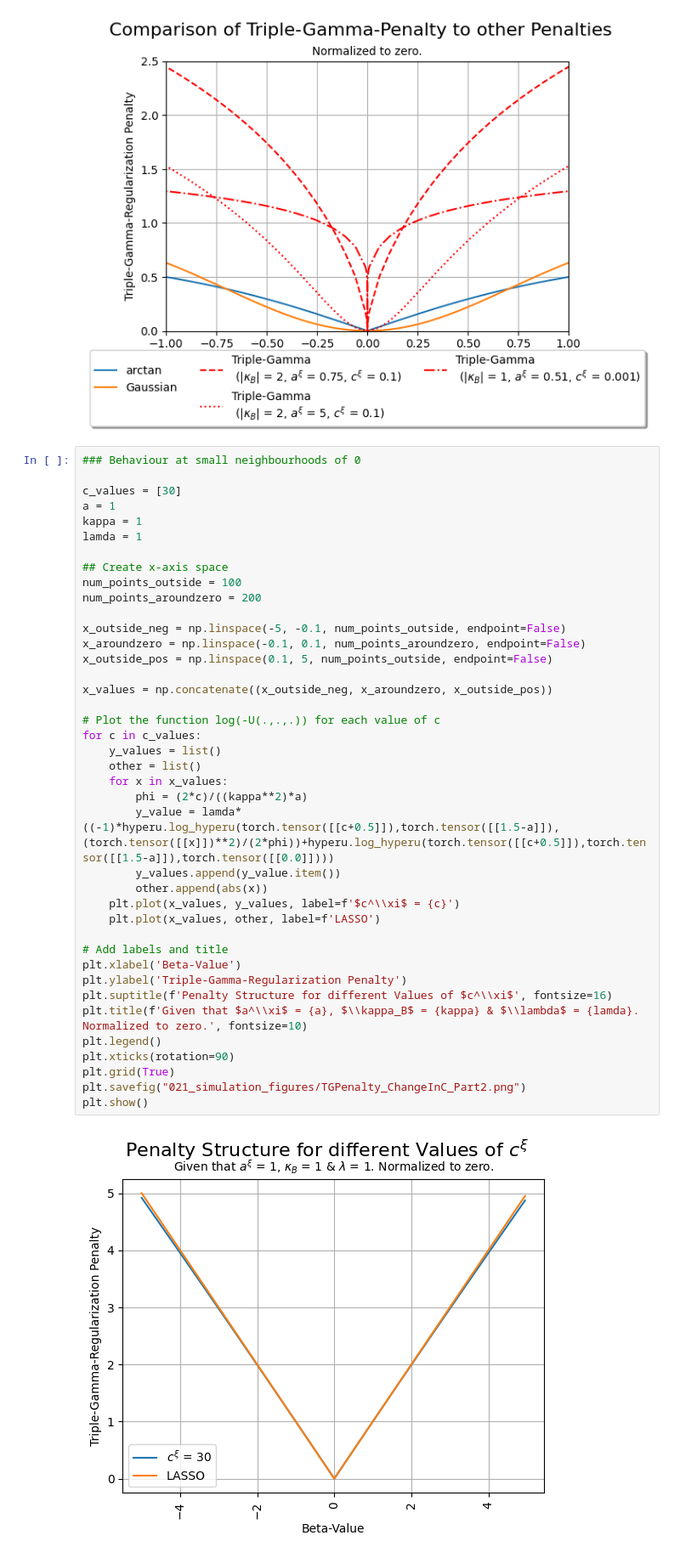
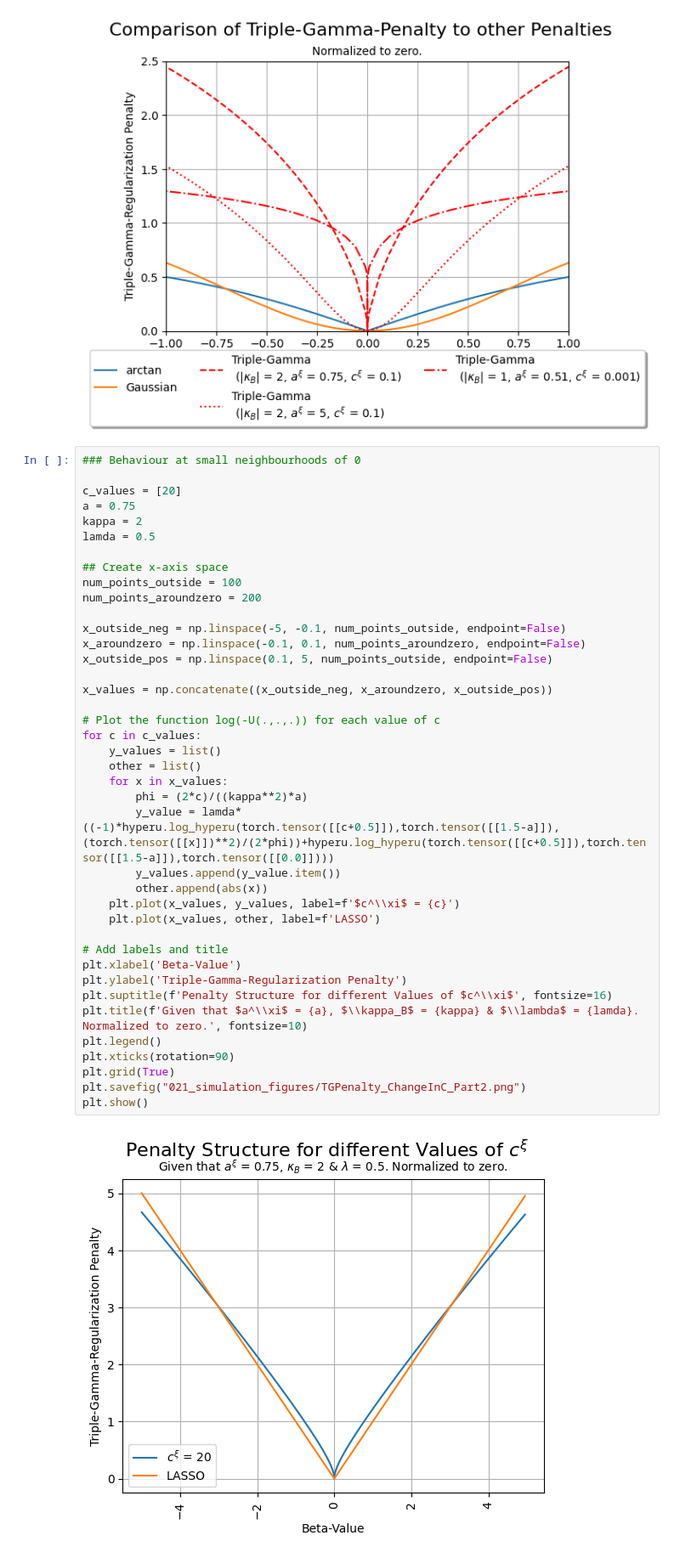
Before and after one commit to therealLucasPaul/MScThesis_Econ, a Jupyter notebook: 02_simulation/descriptive_grahps.ipynb, the cells around one changed output. Shown: that part at 85% size. Saved outputs shown, nothing was run; the diff lists cells and outputs as text.

```diff
--- a/02_simulation/descriptive_grahps.ipynb
+++ b/02_simulation/descriptive_grahps.ipynb
@@ -340,10 +340,10 @@ plt.show()
 # %%
 ### Behaviour at small neighbourhoods of 0
 
-c_values = [30]
-a = 1
-kappa = 1
-lamda = 1
+c_values = [20]
+a = 0.75
+kappa = 2
+lamda = 0.5
 
 ## Create x-axis space
 num_points_outside = 100
@@ -351,31 +351,31 @@ num_points_aroundzero = 200
 
 x_outside_neg = np.linspace(-5, -0.1, num_points_outside, endpoint=False)
 x_aroundzero = np.linspace(-0.1, 0.1, num_points_aroundzero, endpoint=False)
 x_outside_pos = np.linspace(0.1, 5, num_points_outside, endpoint=False)
 
 x_values = np.concatenate((x_outside_neg, x_aroundzero, x_outside_pos))
 
 # Plot the function log(-U(.,.,.)) for each value of c
 for c in c_values:
     y_values = list()
     other = list()
     for x in x_values:
         phi = (2*c)/((kappa**2)*a)
         y_value = lamda*((-1)*hyperu.log_hyperu(torch.tensor([[c+0.5]]),torch.tensor([[1.5-a]]),(torch.tensor([[x]])**2)/(2*phi))+hyperu.log_hyperu(torch.tensor([[c+0.5]]),torch.tensor([[1.5-a]]),torch.tensor([[0.0]])))
         y_values.append(y_value.item())
         other.append(abs(x))
     plt.plot(x_values, y_values, label=f'$c^\\xi$ = {c}')
     plt.plot(x_values, other, label=f'LASSO')
 
 # Add labels and title
 plt.xlabel('Beta-Value')
 plt.ylabel('Triple-Gamma-Regularization Penalty')
 plt.suptitle(f'Penalty Structure for different Values of $c^\\xi$', fontsize=16)
 plt.title(f'Given that $a^\\xi$ = {a}, $\\kappa_B$ = {kappa} & $\\lambda$ = {lamda}. Normalized to zero.', fontsize=10)
 plt.legend()
 plt.xticks(rotation=90)
 plt.grid(True)
 plt.savefig("021_simulation_figures/TGPenalty_ChangeInC_Part2.png")
 plt.show()
 # %% [output]
-[figure, old version]
+[figure, new version]
```
Also changed, not shown: parts of 1 cell of this notebook, 10 other files.
